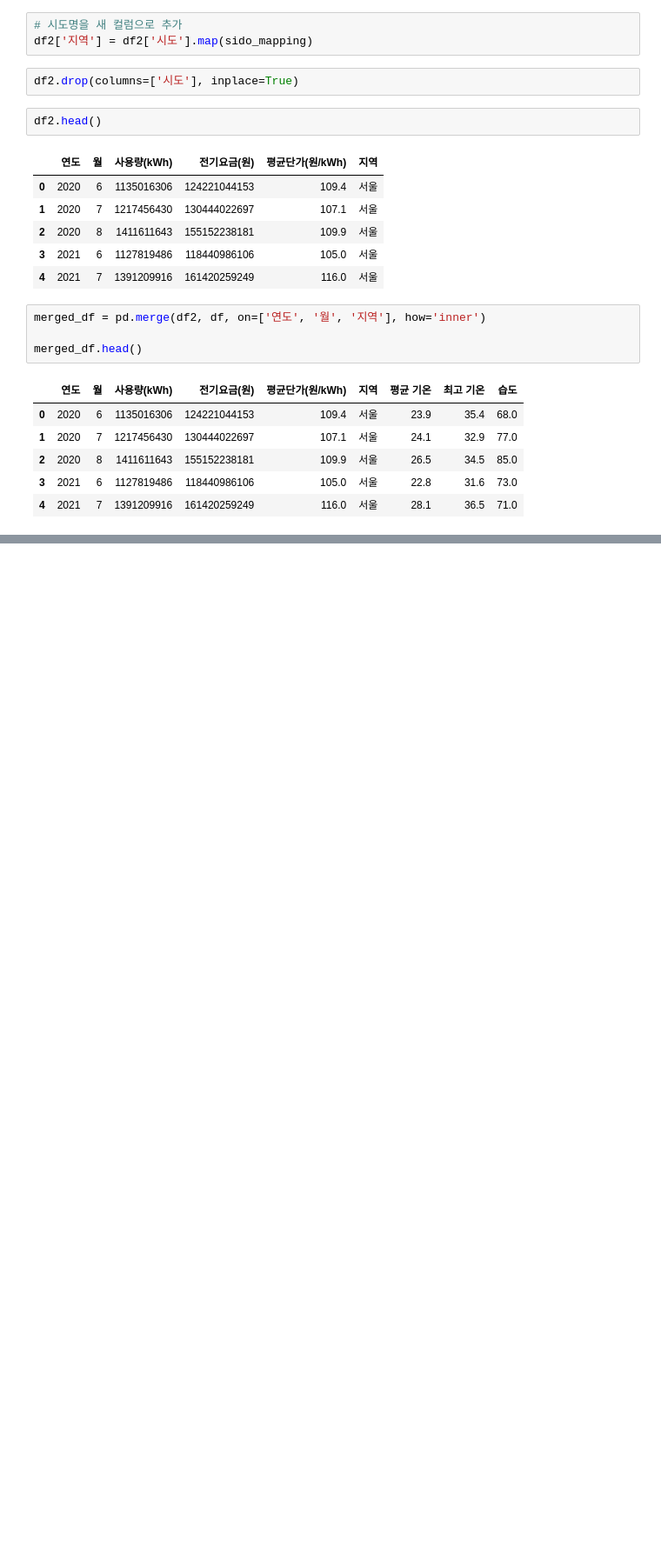
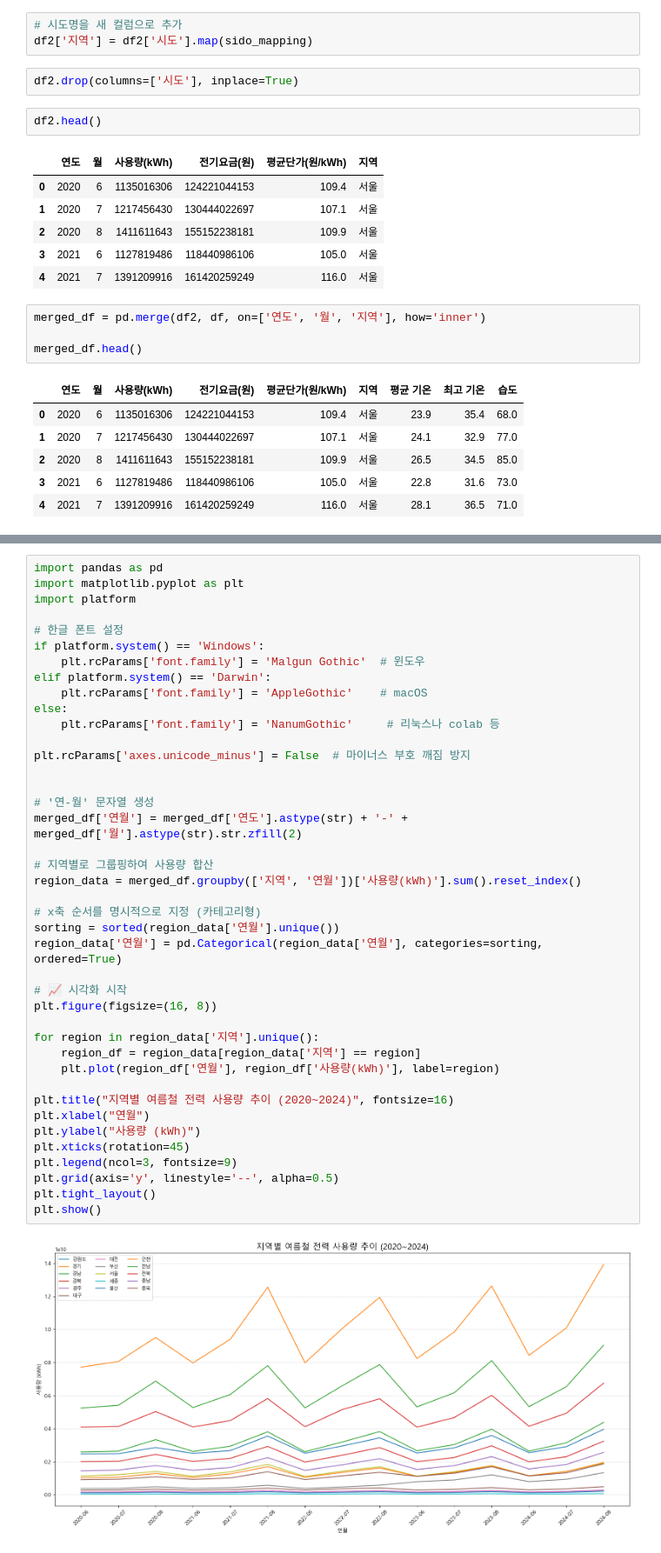
Before and after one commit to Encore-SKN-17/ML_MINI_4TEAM, a Jupyter notebook: weather_electric_preprocess.ipynb, the cells around one changed output, grey strips where cells are left out. Shown at 87% size. Cells and saved outputs as stored; diff of their text form; blank space fills up the shorter version.

```diff
--- a/weather_electric_preprocess.ipynb
+++ b/weather_electric_preprocess.ipynb
@@ -162,0 +179,43 @@ merged_df.head()
+# %%
+import pandas as pd
+import matplotlib.pyplot as plt
+import platform
+
+# 한글 폰트 설정
+if platform.system() == 'Windows':
+    plt.rcParams['font.family'] = 'Malgun Gothic'  # 윈도우
+elif platform.system() == 'Darwin':
+    plt.rcParams['font.family'] = 'AppleGothic'    # macOS
+else:
+    plt.rcParams['font.family'] = 'NanumGothic'     # 리눅스나 colab 등
+
+plt.rcParams['axes.unicode_minus'] = False  # 마이너스 부호 깨짐 방지
+
+
+# '연-월' 문자열 생성
+merged_df['연월'] = merged_df['연도'].astype(str) + '-' + merged_df['월'].astype(str).str.zfill(2)
+
+# 지역별로 그룹핑하여 사용량 합산
+region_data = merged_df.groupby(['지역', '연월'])['사용량(kWh)'].sum().reset_index()
+
+# x축 순서를 명시적으로 지정 (카테고리형)
+sorting = sorted(region_data['연월'].unique())
+region_data['연월'] = pd.Categorical(region_data['연월'], categories=sorting, ordered=True)
+
+# 📈 시각화 시작
+plt.figure(figsize=(16, 8))
+
+for region in region_data['지역'].unique():
+    region_df = region_data[region_data['지역'] == region]
+    plt.plot(region_df['연월'], region_df['사용량(kWh)'], label=region)
+
+plt.title("지역별 여름철 전력 사용량 추이 (2020~2024)", fontsize=16)
+plt.xlabel("연월")
+plt.ylabel("사용량 (kWh)")
+plt.xticks(rotation=45)
+plt.legend(ncol=3, fontsize=9)
+plt.grid(axis='y', linestyle='--', alpha=0.5)
+plt.tight_layout()
+plt.show()
+# %% [output]
+[figure, added]
```
Also changed, not shown: parts of 8 cells of this notebook.
